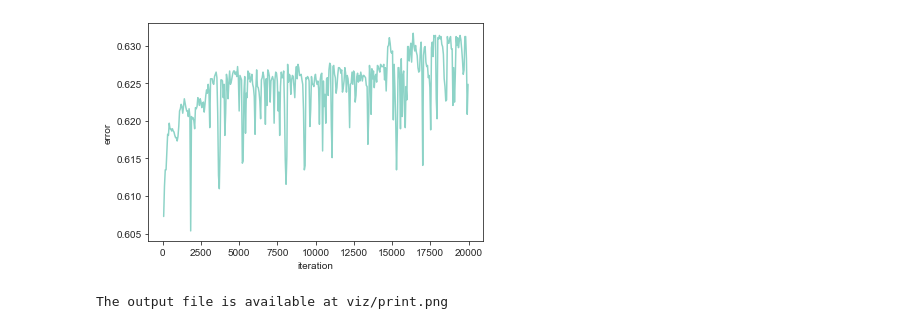
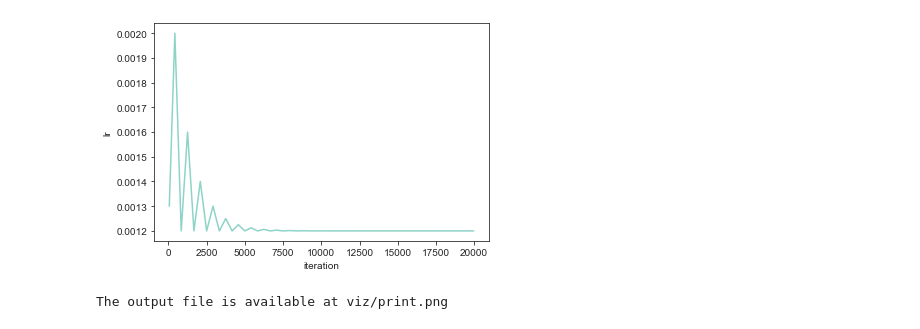
Before and after one commit to mwong009/pycmtensor, a Jupyter notebook: swissmetro_test.ipynb, the cells around one changed output. Cells and saved outputs as stored; diff of their text form; code cells hidden in the pictures.

Commit message:
test: update test notebooks

```diff
--- a/swissmetro_test.ipynb
+++ b/swissmetro_test.ipynb
@@ -49,9 +49,13 @@ mymodel.add_params(locals())
 
 # set training configuration
 mymodel.config["patience"] = 20000
+mymodel.config["cyclic_lr_step_size"] = 8
+mymodel.config["base_lr"] = 0.0012
+mymodel.config["max_lr"] = 0.002
+mymodel.config["cyclic_lr_mode"] = "triangular2"
 
 # train function
-model = cmt.train(mymodel, database=db, optimizer=Adam, batch_size=128, base_lr=0.001, max_epoch=999, notebook=True)
+model = cmt.train(mymodel, database=db, optimizer=Adam, batch_size=128, max_epoch=999, notebook=True)
 
 with open("myModel.pkl", "rb") as f:
     model = pickle.load(f)
@@ -86,14 +90,18 @@ asc_car    0.283767 -0.659063   0.606307  1.000000
 # %%
 import matplotlib.pyplot as plt
 import seaborn as sns
 sns.set_style("ticks")
 log = model.tracker.get_data()
 f = plt.figure()
-g = sns.lineplot(data=log, x=log.index, y="score") # y = score or ll
-# g.set(xscale="log")
+g = sns.lineplot(
+	data=log,
+	x=log.index,
+	y="lr"
+) # y = score or full_ll or lr
+# g.set(xscale="log", xlabel="iterations", ylabel="score")
 plt.show()
 # %% [output]
-[figure, old version]
+[figure, new version]
 # %%
 from aesara.tensor.random.utils import RandomStream
 
```
Also changed, not shown: parts of 1 cell of this notebook, 6 other files.
